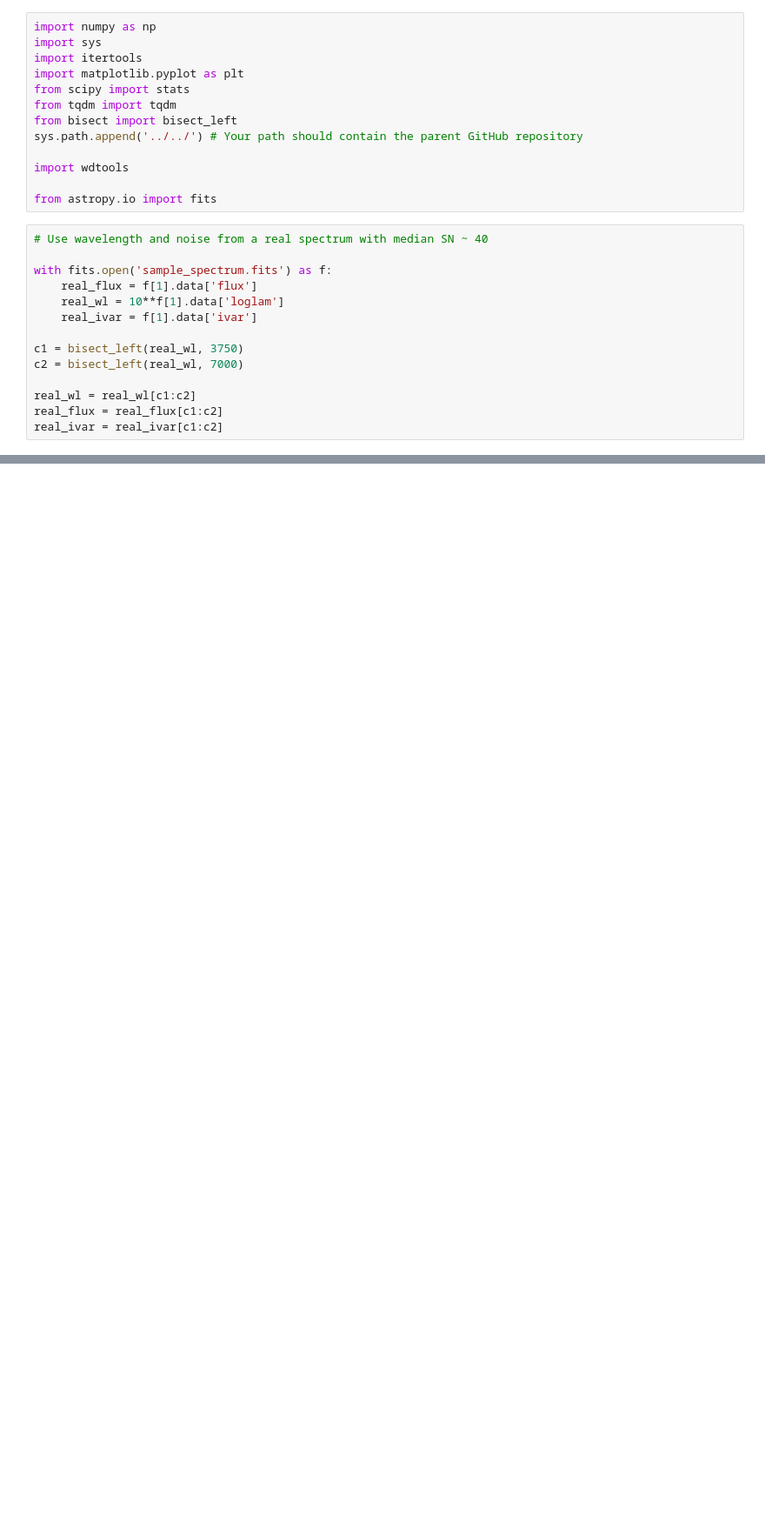
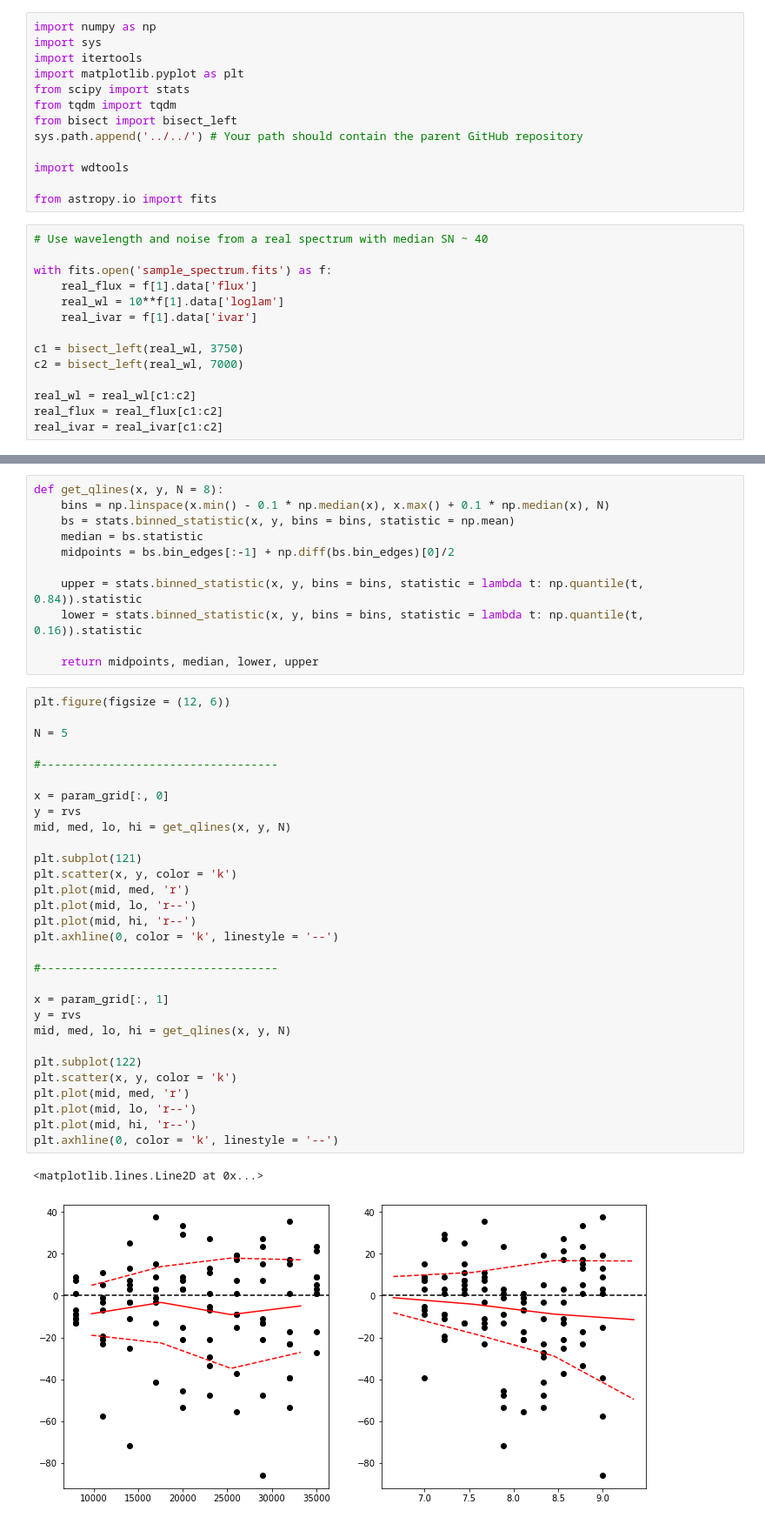
Before and after one commit to vedantchandra/wdtools, a Jupyter notebook: docs/examples/2_test_modelgrid.ipynb, the cells around one changed output, grey strips where cells are left out. Shown at 87% size. Cells and saved outputs as stored; diff of their text form; blank space fills up the shorter version.

```diff
--- a/docs/examples/2_test_modelgrid.ipynb
+++ b/docs/examples/2_test_modelgrid.ipynb
@@ -118,3 +118,47 @@ Text(0, 0.5, '$\\log{g}$')
+# %%
+def get_qlines(x, y, N = 8):
+    bins = np.linspace(x.min() - 0.1 * np.median(x), x.max() + 0.1 * np.median(x), N)
+    bs = stats.binned_statistic(x, y, bins = bins, statistic = np.mean)
+    median = bs.statistic
+    midpoints = bs.bin_edges[:-1] + np.diff(bs.bin_edges)[0]/2
+
+    upper = stats.binned_statistic(x, y, bins = bins, statistic = lambda t: np.quantile(t, 0.84)).statistic
+    lower = stats.binned_statistic(x, y, bins = bins, statistic = lambda t: np.quantile(t, 0.16)).statistic
+
+    return midpoints, median, lower, upper
+# %%
+plt.figure(figsize = (12, 6))
+
+N = 5
+
+#-----------------------------------
+
+x = param_grid[:, 0]
+y = rvs
+mid, med, lo, hi = get_qlines(x, y, N)
+
+plt.subplot(121)
+plt.scatter(x, y, color = 'k')
+plt.plot(mid, med, 'r')
+plt.plot(mid, lo, 'r--')
+plt.plot(mid, hi, 'r--')
+plt.axhline(0, color = 'k', linestyle = '--')
+
+#-----------------------------------
+
+x = param_grid[:, 1]
+y = rvs
+mid, med, lo, hi = get_qlines(x, y, N)
+
+plt.subplot(122)
+plt.scatter(x, y, color = 'k')
+plt.plot(mid, med, 'r')
+plt.plot(mid, lo, 'r--')
+plt.plot(mid, hi, 'r--')
+plt.axhline(0, color = 'k', linestyle = '--')
+# %% [output]
+<matplotlib.lines.Line2D at 0x...>
+[figure, added]
 # %%
 plt.figure(figsize = (7,7))
 
```
Also changed, not shown: parts of 5 cells of this notebook, 3 other files.
